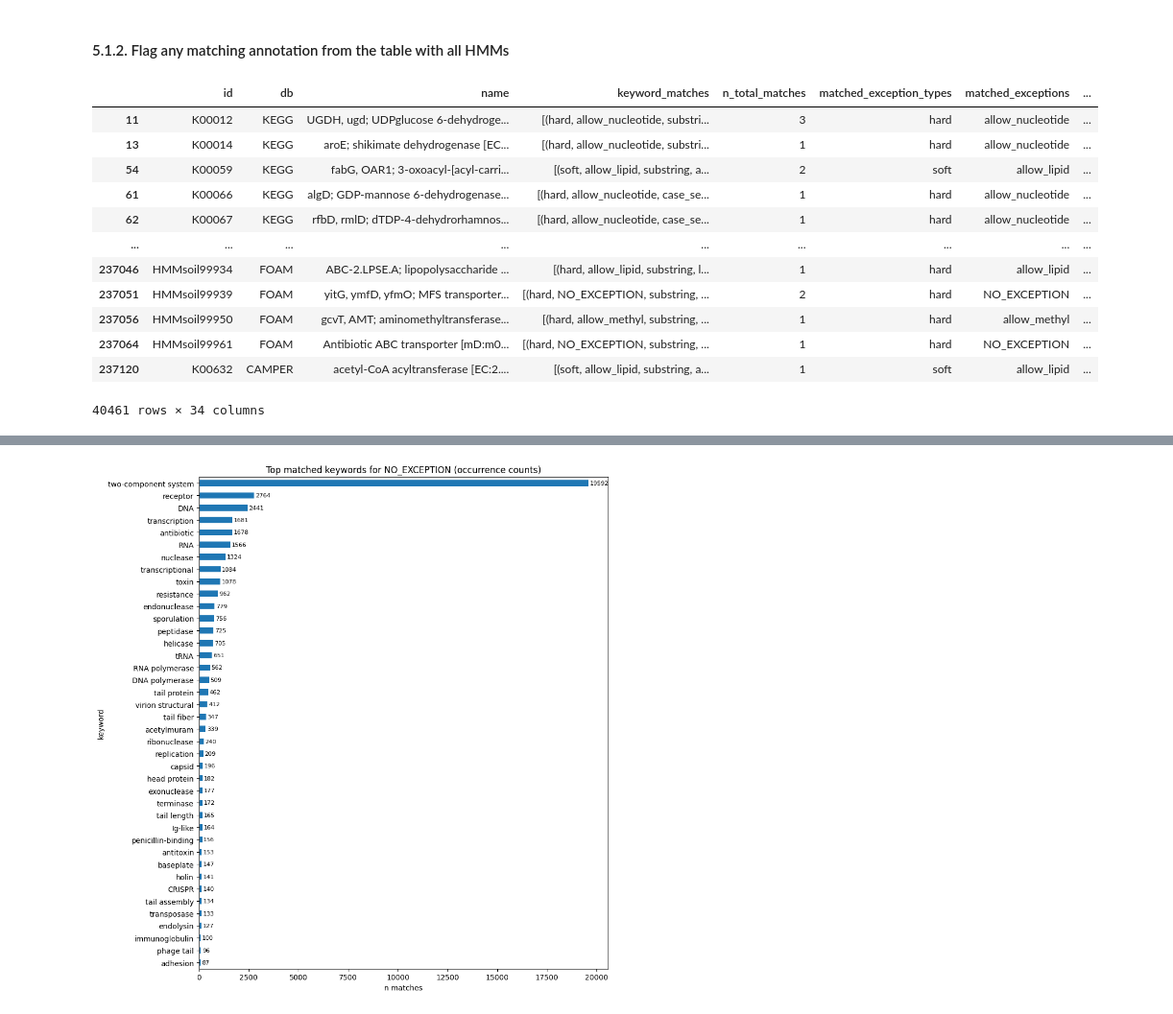
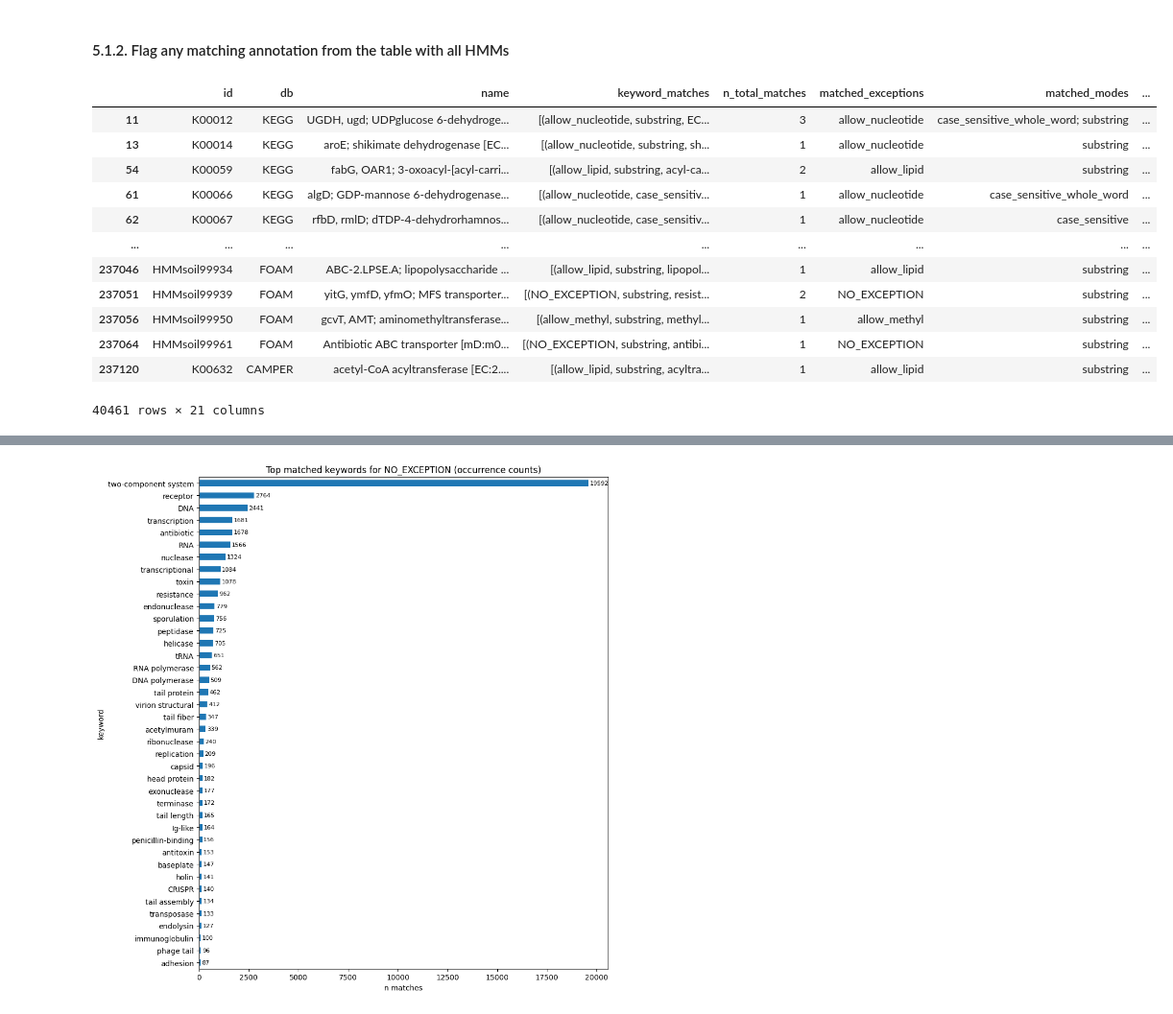
Before and after one commit to AnantharamanLab/CheckAMG, a Jupyter notebook: notebooks/make_checkamg_required_tables.ipynb, the cells around one changed output, grey strips where cells are left out. Shown at 96% size. Cells and saved outputs as stored; diff of their text form; code cells hidden in the pictures.

```diff
--- a/notebooks/make_checkamg_required_tables.ipynb
+++ b/notebooks/make_checkamg_required_tables.ipynb
@@ -1482,7 +1493,7 @@ Leverage the classifications/ontology/categories for KEGG, FOAM, and PHROG to ge
 # keywords beneath "whole_word" will be searched as whole words but case insensitive
 # keywords beneath "case_sensitive_whole_word" will be searched as both
 
-HARD_KEYWORDS_DICT = {
+FILTER_KEYWORDS_DICT = {
     "NO_EXCEPTION": { # Annotations with these keywords cannot be saved by any of the exceptions below
         "substring" : [
             # Structural, packaging, or surface proteins
@@ -1565,6 +1576,8 @@ HARD_KEYWORDS_DICT = {
             "ATP cone", "AAA domain",
             "nicotinamide", "nicotinamidase", "NAD synthase", "NAD synthetase", "NAD+ synthase", "NAD+ synthetase",
             "NAD kinase", "NAD+ kinase",
+            # These ones below often suggest the right biochemical activity, but probably are used in a non-metabolic context too often to be allowed
+            "SIS domain", "adenylyltransferase",
         ],
         "case_sensitive" : [
             "dADP", "dATP", "dAMP",
@@ -1593,6 +1606,12 @@ HARD_KEYWORDS_DICT = {
         "substring" : [
             "pectate lyase", "EC:4.2.2.2", "EC 4.2.2.2",
             "D-glycero-beta-D-manno-heptose-7-phosphate kinase", "EC:2.7.1.167", "EC 2.7.1.167",
+            # These ones below often suggest the right biochemical activity, but probably are used in a non-metabolic context too often to be allowed
+            "glycosyltransferase", "glycosyl transferase", "EC:2.4.", "EC 2.4.",
+            "glycosyl hydrolase", "glycoside hydrolase", "glycosylase", "EC:3.2.", "EC 3.2.",
+            "chitinase", "chitosanase", "concanavalin A-like lectin",
+            "histidine phosphatase", "histidinol phosphatase", "histidinol-phosphatase",
+            "concanavalin A-like lectin",
         ],
         "case_sensitive" : [],
         "whole_word" : [],
@@ -1614,6 +1633,10 @@ HARD_KEYWORDS_DICT = {
     "allow_lipid": {
         "substring": [
             "lipopolysaccharide", "lipooligosaccharide", "phospholipid",
+            # These ones below often suggest the right biochemical activity, but probably are used in a non-metabolic context too often to be allowed
+            "acyl carrier", "acyl-carrier", "phospholipase",
+            "acyltransferase", "acyl transferase", "acyl carrier", "acyl-carrier",
+            "D-glycero-beta-D-manno-heptose-7-phosphate kinase"
         ],
         "case_sensitive" : [],
         "whole_word" : [
@@ -1791,22 +1755,22 @@ def flag_hmms_with_keywords(all_hmms: pd.DataFrame, hard_keywords_dict: dict, so
     flagged_hmms = flagged_hmms[flagged_hmms["has_any_match"]].copy()
     return flagged_hmms
 # %%
-flagged_hmms_metabolism = flag_hmms_with_keywords(all_hmms, HARD_KEYWORDS_DICT, SOFT_KEYWORDS_DICT)
+flagged_hmms_metabolism = flag_hmms_with_keywords(all_hmms, FILTER_KEYWORDS_DICT)
 flagged_hmms_metabolism
 # %% [output]
-|  | id | db | name | keyword_matches | n_total_matches | matched_exception_types | matched_exceptions | ... |
-| 11 | K00012 | KEGG | UGDH, ugd; UDPglucose 6-dehydroge... | [(hard, allow_nucleotide, substri... | 3 | hard | allow_nucleotide | ... |
-| 13 | K00014 | KEGG | aroE; shikimate dehydrogenase [EC... | [(hard, allow_nucleotide, substri... | 1 | hard | allow_nucleotide | ... |
-| 54 | K00059 | KEGG | fabG, OAR1; 3-oxoacyl-[acyl-carri... | [(soft, allow_lipid, substring, a... | 2 | soft | allow_lipid | ... |
-| 61 | K00066 | KEGG | algD; GDP-mannose 6-dehydrogenase... | [(hard, allow_nucleotide, case_se... | 1 | hard | allow_nucleotide | ... |
-| 62 | K00067 | KEGG | rfbD, rmlD; dTDP-4-dehydrorhamnos... | [(hard, allow_nucleotide, case_se... | 1 | hard | allow_nucleotide | ... |
+|  | id | db | name | keyword_matches | n_total_matches | matched_exceptions | matched_modes | ... |
+| 11 | K00012 | KEGG | UGDH, ugd; UDPglucose 6-dehydroge... | [(allow_nucleotide, substring, EC... | 3 | allow_nucleotide | case_sensitive_whole_word; substring | ... |
+| 13 | K00014 | KEGG | aroE; shikimate dehydrogenase [EC... | [(allow_nucleotide, substring, sh... | 1 | allow_nucleotide | substring | ... |
+| 54 | K00059 | KEGG | fabG, OAR1; 3-oxoacyl-[acyl-carri... | [(allow_lipid, substring, acyl-ca... | 2 | allow_lipid | substring | ... |
+| 61 | K00066 | KEGG | algD; GDP-mannose 6-dehydrogenase... | [(allow_nucleotide, case_sensitiv... | 1 | allow_nucleotide | case_sensitive_whole_word | ... |
+| 62 | K00067 | KEGG | rfbD, rmlD; dTDP-4-dehydrorhamnos... | [(allow_nucleotide, case_sensitiv... | 1 | allow_nucleotide | case_sensitive | ... |
 | ... | ... | ... | ... | ... | ... | ... | ... | ... |
-| 237046 | HMMsoil99934 | FOAM | ABC-2.LPSE.A; lipopolysaccharide ... | [(hard, allow_lipid, substring, l... | 1 | hard | allow_lipid | ... |
-| 237051 | HMMsoil99939 | FOAM | yitG, ymfD, yfmO; MFS transporter... | [(hard, NO_EXCEPTION, substring, ... | 2 | hard | NO_EXCEPTION | ... |
-| 237056 | HMMsoil99950 | FOAM | gcvT, AMT; aminomethyltransferase... | [(hard, allow_methyl, substring, ... | 1 | hard | allow_methyl | ... |
-| 237064 | HMMsoil99961 | FOAM | Antibiotic ABC transporter [mD:m0... | [(hard, NO_EXCEPTION, substring, ... | 1 | hard | NO_EXCEPTION | ... |
-| 237120 | K00632 | CAMPER | acetyl-CoA acyltransferase [EC:2.... | [(soft, allow_lipid, substring, a... | 1 | soft | allow_lipid | ... |
+| 237046 | HMMsoil99934 | FOAM | ABC-2.LPSE.A; lipopolysaccharide ... | [(allow_lipid, substring, lipopol... | 1 | allow_lipid | substring | ... |
+| 237051 | HMMsoil99939 | FOAM | yitG, ymfD, yfmO; MFS transporter... | [(NO_EXCEPTION, substring, resist... | 2 | NO_EXCEPTION | substring | ... |
+| 237056 | HMMsoil99950 | FOAM | gcvT, AMT; aminomethyltransferase... | [(allow_methyl, substring, methyl... | 1 | allow_methyl | substring | ... |
+| 237064 | HMMsoil99961 | FOAM | Antibiotic ABC transporter [mD:m0... | [(NO_EXCEPTION, substring, antibi... | 1 | NO_EXCEPTION | substring | ... |
+| 237120 | K00632 | CAMPER | acetyl-CoA acyltransferase [EC:2.... | [(allow_lipid, substring, acyltra... | 1 | allow_lipid | substring | ... |
-40461 rows × 34 columns
+40461 rows × 21 columns
 # %%
 flagged_hmms_metabolism.columns
 # %% [output]
```
Also changed, not shown: parts of 39 cells of this notebook, 17 other files.
